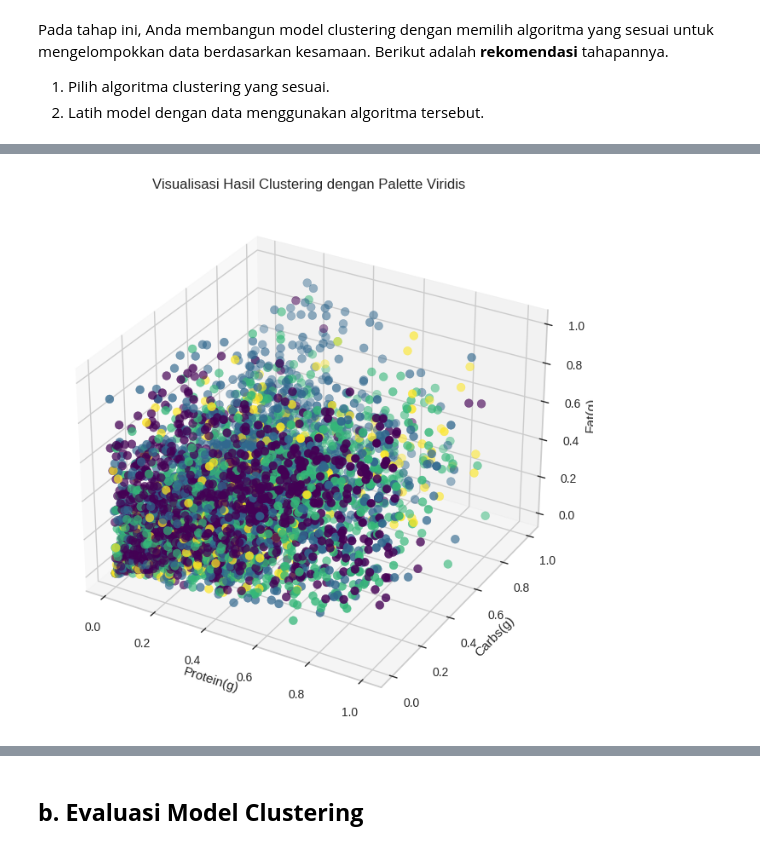
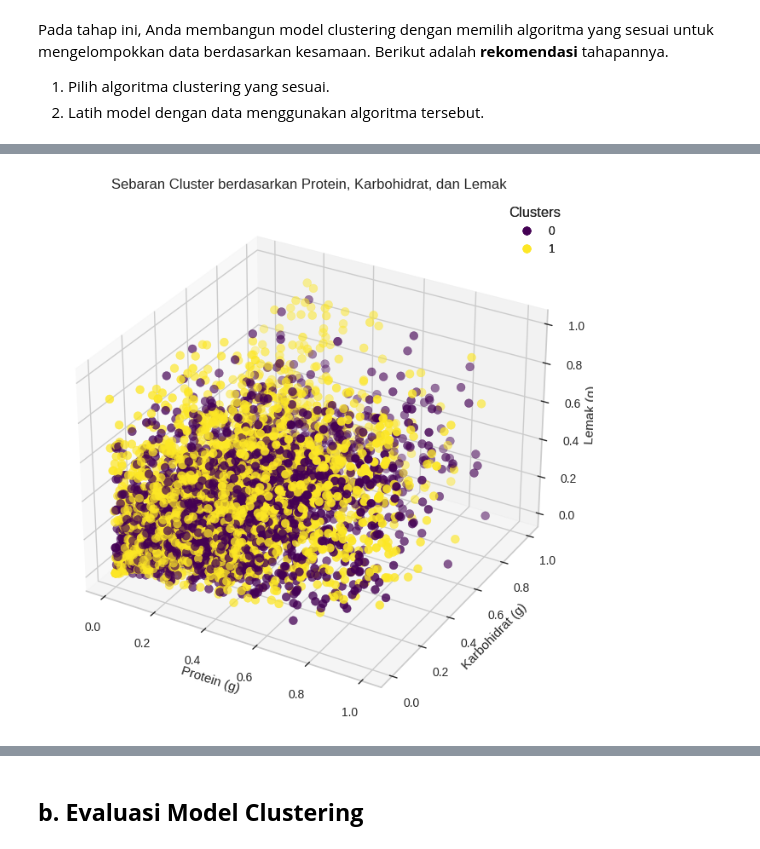
Before and after one commit to Us9r/DicodingBMLP, a Jupyter notebook: [Clustering]_Submission_Akhir_BMLP_Us9r.ipynb, the cells around one changed output, grey strips where cells are left out. Cells and saved outputs as stored; diff of their text form; code cells hidden in the pictures.

```diff
--- a/[Clustering]_Submission_Akhir_BMLP_Us9r.ipynb
+++ b/[Clustering]_Submission_Akhir_BMLP_Us9r.ipynb
@@ -446,0 +450,6 @@ df.head()
+# %%
+# Instantiate DBSCAN with suitable parameters
+dbscan = DBSCAN(eps=0.5, min_samples=5)  # Adjust eps and min_samples
+
+# Fit the model to your data
+dbscan.fit(df)
@@ -469 +488,15 @@ visualizer.show()
 <Axes: title={'center': 'Distortion Score Elbow for KMeans Clustering'}, xlabel='k', ylabel='distortion score'>
+# %%
+# Inisialisasi dan melatih model KMeans dengan jumlah cluster = 4
+kmeans = KMeans(n_clusters=2, random_state=0)
+kmeans.fit(df)
+
+# Mendapatkan label cluster
+labels = kmeans.labels_
+
+# Mendapatkan jumlah cluster
+k = 2
+
+df_clustered = df.copy()  # Membuat salinan df untuk menghindari modifikasi langsung
+df_clustered['Cluster'] = labels  # Menambahkan label cluster sebagai kolom baru
+df_clustered.head()
@@ -518,22 +667,31 @@ Rata-rata lemak: 0.17
 # %%
-df['Cluster'] = labels
+import matplotlib.pyplot as plt
+from mpl_toolkits.mplot3d import Axes3D
 
 # Buat figure dan axes 3D
 fig = plt.figure(figsize=(10, 8))
 ax = fig.add_subplot(111, projection='3d')
 
 # Scatter plot 3D dengan pewarnaan berdasarkan cluster
-# Gunakan ax.scatter, bukan sns.scatterplot, untuk plot 3D
-ax.scatter(df['Protein(g)'], df['Carbs(g)'], df['Fat(g)'],
-           c=df['Cluster'], cmap='viridis', s=50)
+scatter = ax.scatter(df_clustered['Protein(g)'],
+                     df_clustered['Carbs(g)'],
+                     df_clustered['Fat(g)'],
+                     c=df_clustered['Cluster'],
+                     cmap='viridis',
+                     s=50)
 
 # Atur label sumbu dan judul
-ax.set_xlabel('Protein(g)')
-ax.set_ylabel('Carbs(g)')
-ax.set_zlabel('Fat(g)')
-ax.set_title('Visualisasi Hasil Clustering dengan Palette Viridis')
+ax.set_xlabel('Protein (g)')
+ax.set_ylabel('Karbohidrat (g)')
+ax.set_zlabel('Lemak (g)')
+ax.set_title('Sebaran Cluster berdasarkan Protein, Karbohidrat, dan Lemak')
+
+# Tambahkan legenda
+legend1 = ax.legend(*scatter.legend_elements(),
+                    loc="upper right", title="Clusters")
+ax.add_artist(legend1)
 
 # Tampilkan plot
 plt.show()
 # %% [output]
-[figure, old version]
+[figure, new version]
```
Also changed, not shown: parts of 20 cells of this notebook.
